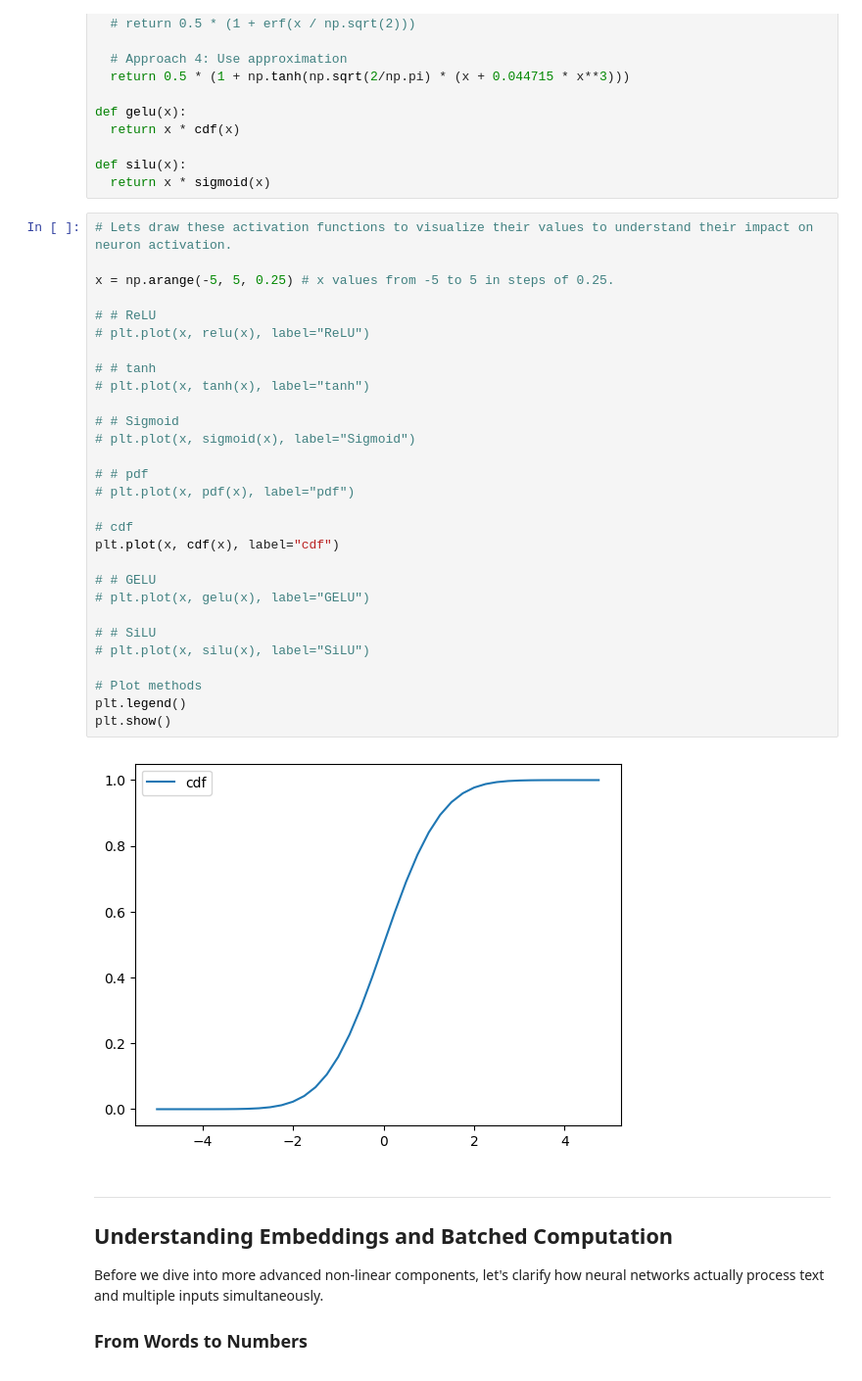
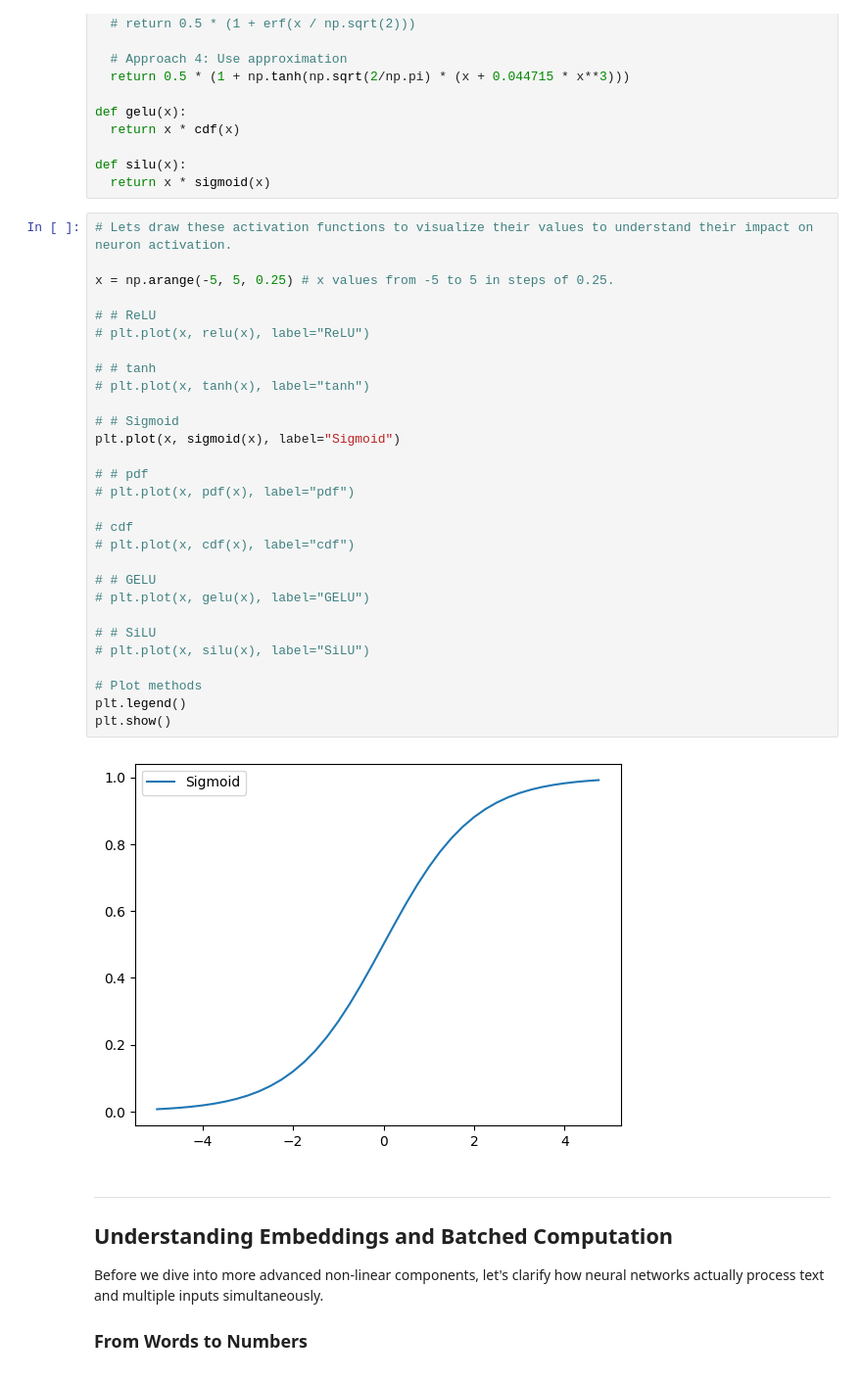
Before and after one commit to abhishekkumawat23/neural-backpropagation-from-scratch, a Jupyter notebook: backpropagation_and_neural_network_from_scratch.ipynb, the cells around one changed output. Shown: that part at 98% size. Saved outputs shown, nothing was run; the diff lists cells and outputs as text.

```diff
--- a/backpropagation_and_neural_network_from_scratch.ipynb
+++ b/backpropagation_and_neural_network_from_scratch.ipynb
@@ -495,34 +499,34 @@ def silu(x):
 # %%
 # Lets draw these activation functions to visualize their values to understand their impact on neuron activation.
 
 x = np.arange(-5, 5, 0.25) # x values from -5 to 5 in steps of 0.25.
 
 # # ReLU
 # plt.plot(x, relu(x), label="ReLU")
 
 # # tanh
 # plt.plot(x, tanh(x), label="tanh")
 
 # # Sigmoid
-# plt.plot(x, sigmoid(x), label="Sigmoid")
+plt.plot(x, sigmoid(x), label="Sigmoid")
 
 # # pdf
 # plt.plot(x, pdf(x), label="pdf")
 
 # cdf
-plt.plot(x, cdf(x), label="cdf")
+# plt.plot(x, cdf(x), label="cdf")
 
 # # GELU
 # plt.plot(x, gelu(x), label="GELU")
 
 # # SiLU
 # plt.plot(x, silu(x), label="SiLU")
 
 # Plot methods
 plt.legend()
 plt.show()
 # %% [output]
-[figure, old version]
+[figure, new version]
 # %% [markdown]
 
 ---
```
Also changed, not shown: parts of 2 cells of this notebook.
